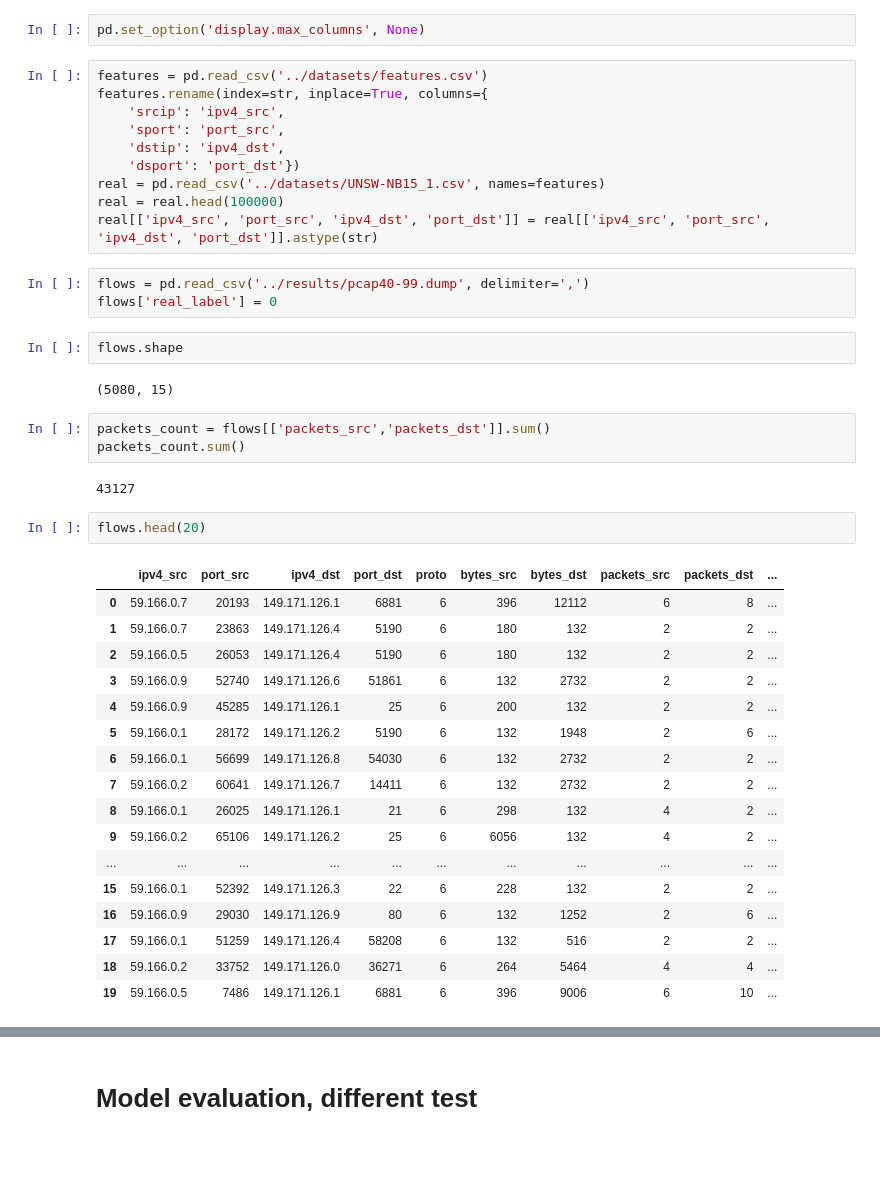
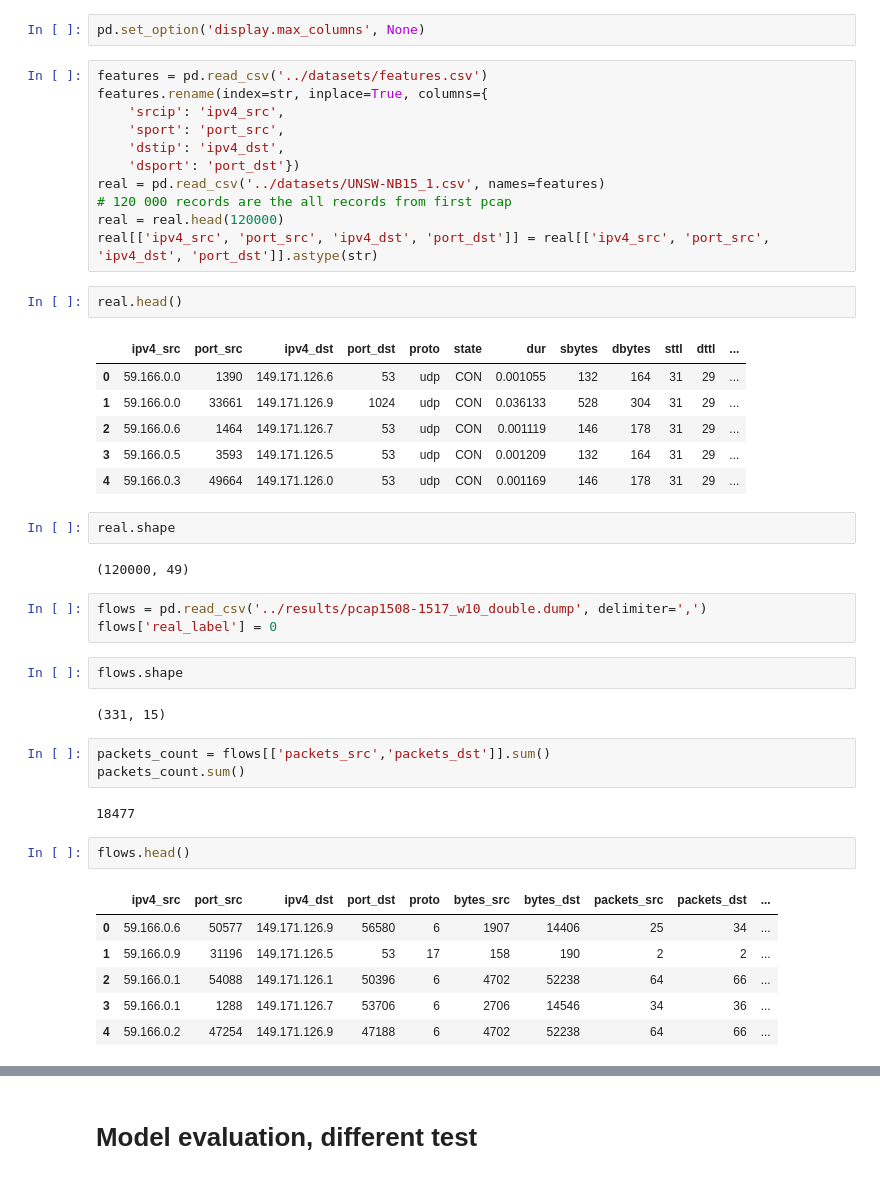
Before and after one commit to j05k0/DP_Security_improvements, a Jupyter notebook: jupyter_notebooks/Flows_dump_evaluation.ipynb, the cells around one changed output, grey strips where cells are left out. Saved outputs shown, nothing was run; the diff lists cells and outputs as text; blank space fills up the shorter version.

```diff
--- a/jupyter_notebooks/Flows_dump_evaluation.ipynb
+++ b/jupyter_notebooks/Flows_dump_evaluation.ipynb
@@ -15,37 +20,40 @@ features.rename(index=str, inplace=True, columns={
     'dstip': 'ipv4_dst',
     'dsport': 'port_dst'})
 real = pd.read_csv('../datasets/UNSW-NB15_1.csv', names=features)
-real = real.head(100000)
+# 120 000 records are the all records from first pcap
+real = real.head(120000)
 real[['ipv4_src', 'port_src', 'ipv4_dst', 'port_dst']] = real[['ipv4_src', 'port_src', 'ipv4_dst', 'port_dst']].astype(str)
+# %%
+real.head()
+# %% [output]
+|  | ipv4_src | port_src | ipv4_dst | port_dst | proto | state | dur | sbytes | dbytes | sttl | dttl | ... |
+| 0 | 59.166.0.0 | 1390 | 149.171.126.6 | 53 | udp | CON | 0.001055 | 132 | 164 | 31 | 29 | ... |
+| 1 | 59.166.0.0 | 33661 | 149.171.126.9 | 1024 | udp | CON | 0.036133 | 528 | 304 | 31 | 29 | ... |
+| 2 | 59.166.0.6 | 1464 | 149.171.126.7 | 53 | udp | CON | 0.001119 | 146 | 178 | 31 | 29 | ... |
+| 3 | 59.166.0.5 | 3593 | 149.171.126.5 | 53 | udp | CON | 0.001209 | 132 | 164 | 31 | 29 | ... |
+| 4 | 59.166.0.3 | 49664 | 149.171.126.0 | 53 | udp | CON | 0.001169 | 146 | 178 | 31 | 29 | ... |
+# %%
+real.shape
+# %% [output]
+(120000, 49)
 # %%
-flows = pd.read_csv('../results/pcap40-99.dump', delimiter=',')
+flows = pd.read_csv('../results/pcap1508-1517_w10_double.dump', delimiter=',')
 flows['real_label'] = 0
 # %%
 flows.shape
 # %% [output]
-(5080, 15)
+(331, 15)
 # %%
 packets_count = flows[['packets_src','packets_dst']].sum()
 packets_count.sum()
 # %% [output]
-43127
+18477
 # %%
-flows.head(20)
+flows.head()
 # %% [output]
 |  | ipv4_src | port_src | ipv4_dst | port_dst | proto | bytes_src | bytes_dst | packets_src | packets_dst | ... |
-| 0 | 59.166.0.7 | 20193 | 149.171.126.1 | 6881 | 6 | 396 | 12112 | 6 | 8 | ... |
-| 1 | 59.166.0.7 | 23863 | 149.171.126.4 | 5190 | 6 | 180 | 132 | 2 | 2 | ... |
-| 2 | 59.166.0.5 | 26053 | 149.171.126.4 | 5190 | 6 | 180 | 132 | 2 | 2 | ... |
-| 3 | 59.166.0.9 | 52740 | 149.171.126.6 | 51861 | 6 | 132 | 2732 | 2 | 2 | ... |
-| 4 | 59.166.0.9 | 45285 | 149.171.126.1 | 25 | 6 | 200 | 132 | 2 | 2 | ... |
-| 5 | 59.166.0.1 | 28172 | 149.171.126.2 | 5190 | 6 | 132 | 1948 | 2 | 6 | ... |
-| 6 | 59.166.0.1 | 56699 | 149.171.126.8 | 54030 | 6 | 132 | 2732 | 2 | 2 | ... |
-| 7 | 59.166.0.2 | 60641 | 149.171.126.7 | 14411 | 6 | 132 | 2732 | 2 | 2 | ... |
-| 8 | 59.166.0.1 | 26025 | 149.171.126.1 | 21 | 6 | 298 | 132 | 4 | 2 | ... |
-| 9 | 59.166.0.2 | 65106 | 149.171.126.2 | 25 | 6 | 6056 | 132 | 4 | 2 | ... |
-| ... | ... | ... | ... | ... | ... | ... | ... | ... | ... | ... |
-| 15 | 59.166.0.1 | 52392 | 149.171.126.3 | 22 | 6 | 228 | 132 | 2 | 2 | ... |
-| 16 | 59.166.0.9 | 29030 | 149.171.126.9 | 80 | 6 | 132 | 1252 | 2 | 6 | ... |
-| 17 | 59.166.0.1 | 51259 | 149.171.126.4 | 58208 | 6 | 132 | 516 | 2 | 2 | ... |
-| 18 | 59.166.0.2 | 33752 | 149.171.126.0 | 36271 | 6 | 264 | 5464 | 4 | 4 | ... |
-| 19 | 59.166.0.5 | 7486 | 149.171.126.1 | 6881 | 6 | 396 | 9006 | 6 | 10 | ... |
+| 0 | 59.166.0.6 | 50577 | 149.171.126.9 | 56580 | 6 | 1907 | 14406 | 25 | 34 | ... |
+| 1 | 59.166.0.9 | 31196 | 149.171.126.5 | 53 | 17 | 158 | 190 | 2 | 2 | ... |
+| 2 | 59.166.0.1 | 54088 | 149.171.126.1 | 50396 | 6 | 4702 | 52238 | 64 | 66 | ... |
+| 3 | 59.166.0.1 | 1288 | 149.171.126.7 | 53706 | 6 | 2706 | 14546 | 34 | 36 | ... |
+| 4 | 59.166.0.2 | 47254 | 149.171.126.9 | 47188 | 6 | 4702 | 52238 | 64 | 66 | ... |
```
Also changed, not shown: parts of 15 cells of this notebook, 3 other files.
